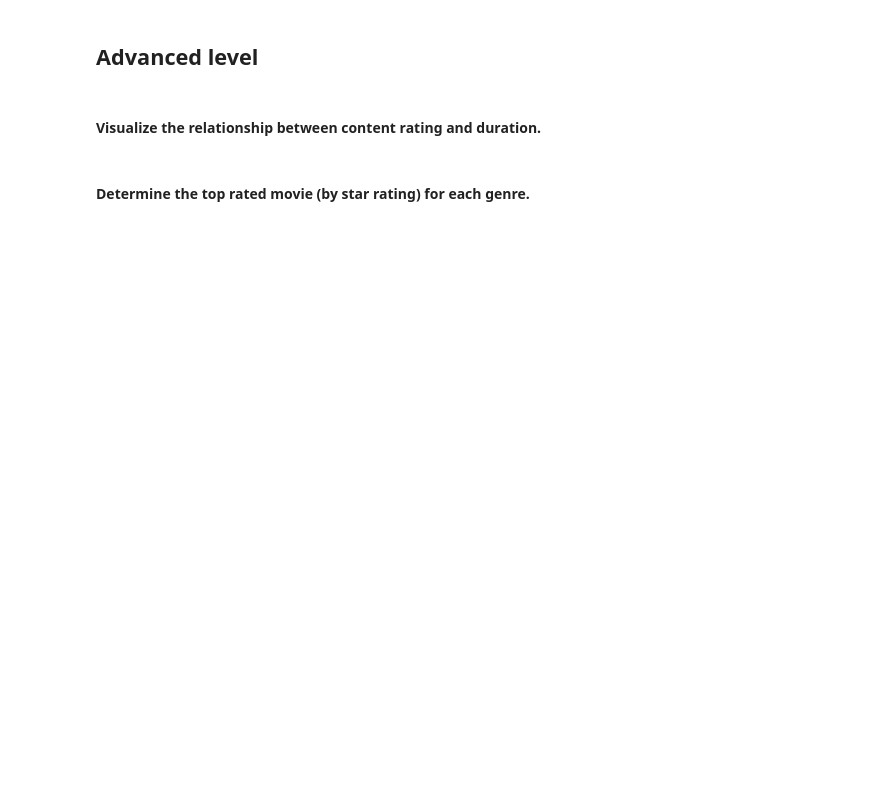
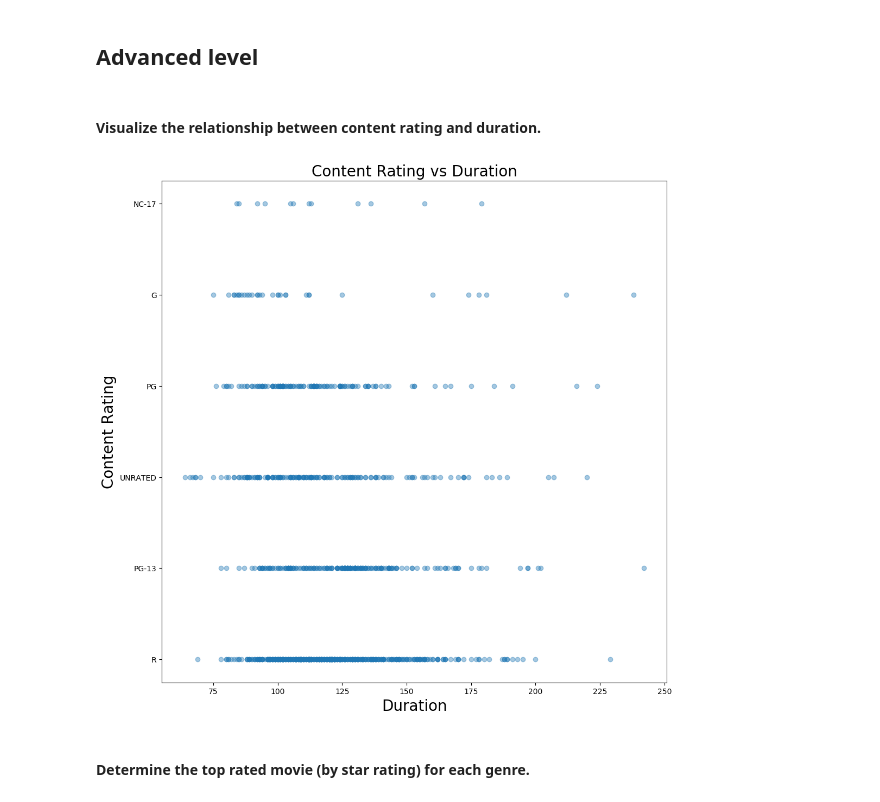
Before and after one commit to the-rahul-kumar/ga-homework-challenge-wk3, a Jupyter notebook: imdb.ipynb, the cells around one changed output. Drawn from its saved outputs; the diff is of its cells as text; code cells hidden in the pictures; blank space fills up the shorter version.

```diff
--- a/imdb.ipynb
+++ b/imdb.ipynb
@@ -296,3 +311,20 @@ movies.groupby('genre')
+# %%
+# Answer:
+# Answer:
+x = movies['duration']
+y = movies['content_rating']
+
+
+plt.figure(figsize=(12,12))
+plt.scatter(x,y, alpha = 0.4)
+plt.xlabel('Duration',fontsize=20)
+plt.ylabel('Content Rating',fontsize=20)
+plt.title('Content Rating vs Duration',fontsize=20)
+plt.savefig('Content_Rating.png')
+
+#Not a strong relationship
+# %% [output]
+[figure, added]
 # %% [markdown]
 #### Determine the top rated movie (by star rating) for each genre.
 # %%
```
Also changed, not shown: parts of 4 cells of this notebook, 1 other file.
